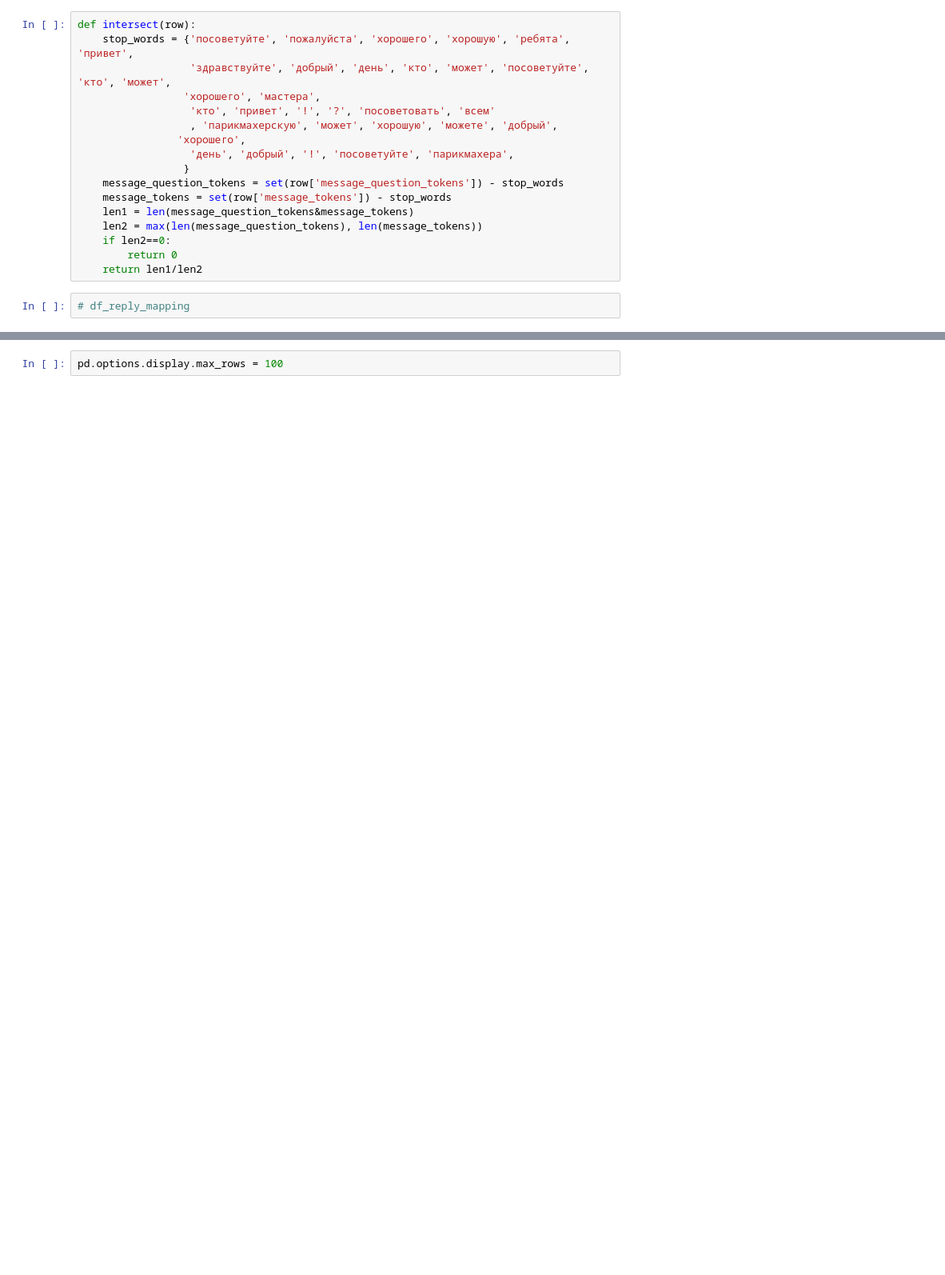
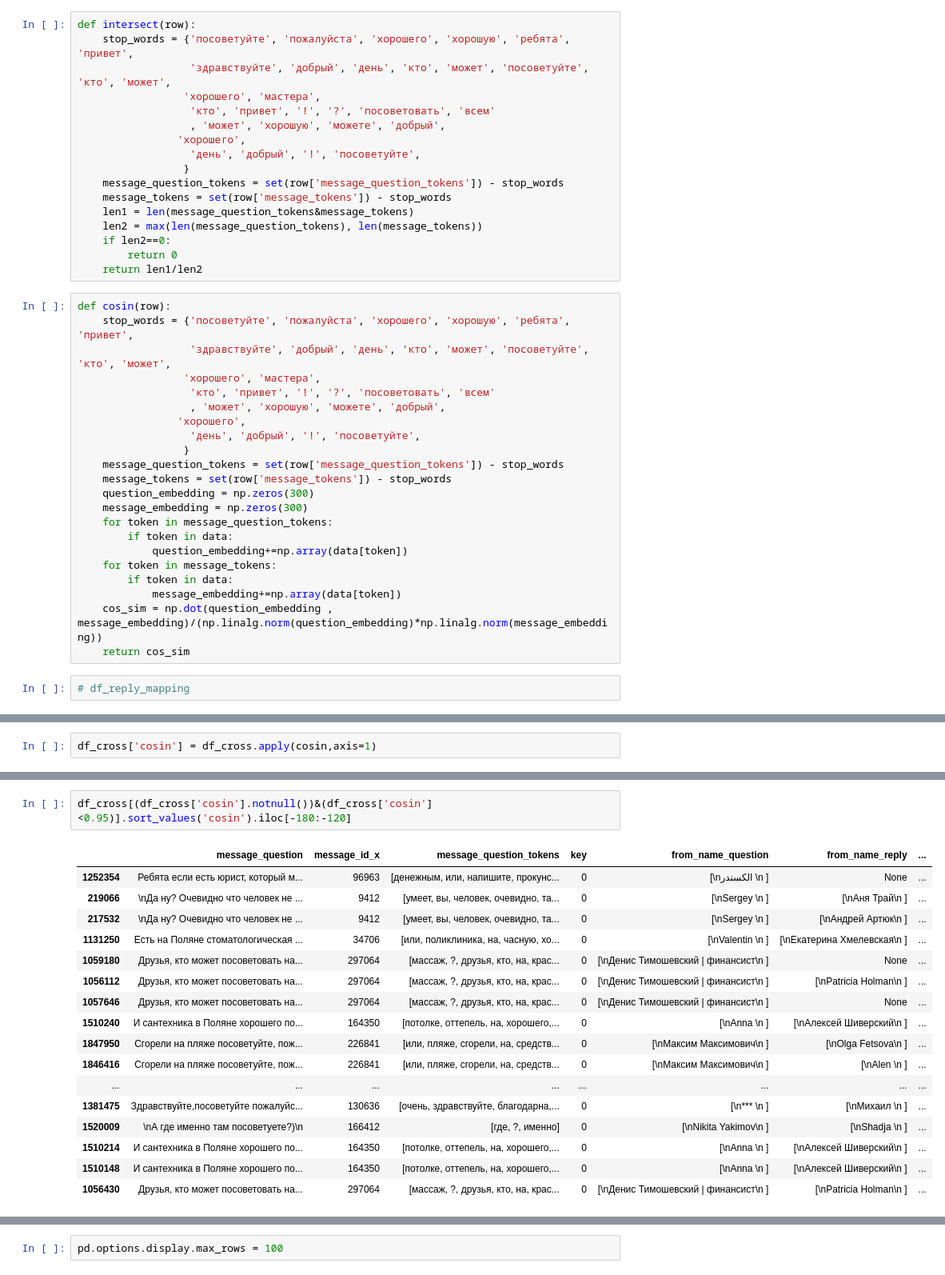
Before and after one commit to tserekh/advice, a Jupyter notebook: advice.ipynb, the cells around one changed output, grey strips where cells are left out. Shown: that part at 80% size. Saved outputs shown, nothing was run; the diff lists cells and outputs as text; blank space fills up the shorter version.

```diff
--- a/advice.ipynb
+++ b/advice.ipynb
@@ -136,9 +110,9 @@ def intersect(row):
                   'здравствуйте', 'добрый', 'день', 'кто', 'может', 'посоветуйте', 'кто', 'может',
                  'хорошего', 'мастера',
                   'кто', 'привет', '!', '?', 'посоветовать', 'всем'
-                  , 'парикмахерскую', 'может', 'хорошую', 'можете', 'добрый',
+                  , 'может', 'хорошую', 'можете', 'добрый',
                 'хорошего',
-                  'день', 'добрый', '!', 'посоветуйте', 'парикмахера',
+                  'день', 'добрый', '!', 'посоветуйте',
                  }
     message_question_tokens = set(row['message_question_tokens']) - stop_words
     message_tokens = set(row['message_tokens']) - stop_words
@@ -147,5 +121,27 @@ def intersect(row):
     if len2==0:
         return 0
     return len1/len2
+# %%
+def cosin(row):
+    stop_words = {'посоветуйте', 'пожалуйста', 'хорошего', 'хорошую', 'ребята', 'привет',
+                  'здравствуйте', 'добрый', 'день', 'кто', 'может', 'посоветуйте', 'кто', 'может',
+                 'хорошего', 'мастера',
+                  'кто', 'привет', '!', '?', 'посоветовать', 'всем'
+                  , 'может', 'хорошую', 'можете', 'добрый',
+                'хорошего',
+                  'день', 'добрый', '!', 'посоветуйте',
+                 }
+    message_question_tokens = set(row['message_question_tokens']) - stop_words
+    message_tokens = set(row['message_tokens']) - stop_words
+    question_embedding = np.zeros(300)
+    message_embedding = np.zeros(300)
+    for token in message_question_tokens:
+        if token in data:
+            question_embedding+=np.array(data[token])
+    for token in message_tokens:
+        if token in data:
+            message_embedding+=np.array(data[token])
+    cos_sim = np.dot(question_embedding , message_embedding)/(np.linalg.norm(question_embedding)*np.linalg.norm(message_embedding))
+    return cos_sim
 # %%
 # df_reply_mapping
@@ -161,0 +184,2 @@ df_cross = df_cross.sort_values('intersect')
+# %%
+df_cross['cosin'] = df_cross.apply(cosin,axis=1)
@@ -161,0 +197,20 @@ df_cross = df_cross.sort_values('intersect')
+# %%
+df_cross[(df_cross['cosin'].notnull())&(df_cross['cosin']<0.95)].sort_values('cosin').iloc[-180:-120]
+# %% [output]
+|  | message_question | message_id_x | message_question_tokens | key | from_name_question | from_name_reply | ... |
+| 1252354 | Ребята если есть юрист, который м... | 96963 | [денежным, или, напишите, прокунс... | 0 | [\nالكسندر \n ] | None | ... |
+| 219066 | \nДа ну? Очевидно что человек не ... | 9412 | [умеет, вы, человек, очевидно, та... | 0 | [\nSergey \n ] | [\nАня Трай\n ] | ... |
+| 217532 | \nДа ну? Очевидно что человек не ... | 9412 | [умеет, вы, человек, очевидно, та... | 0 | [\nSergey \n ] | [\nАндрей Артюк\n ] | ... |
+| 1131250 | Есть на Поляне стоматологическая ... | 34706 | [или, поликлиника, на, часную, хо... | 0 | [\nValentin \n ] | [\nЕкатерина Хмелевская\n ] | ... |
+| 1059180 | Друзья, кто может посоветовать на... | 297064 | [массаж, ?, друзья, кто, на, крас... | 0 | [\nДенис Тимошевский | финансист\n ] | None | ... |
+| 1056112 | Друзья, кто может посоветовать на... | 297064 | [массаж, ?, друзья, кто, на, крас... | 0 | [\nДенис Тимошевский | финансист\n ] | [\nPatricia Holman\n ] | ... |
+| 1057646 | Друзья, кто может посоветовать на... | 297064 | [массаж, ?, друзья, кто, на, крас... | 0 | [\nДенис Тимошевский | финансист\n ] | None | ... |
+| 1510240 | И сантехника в Поляне хорошего по... | 164350 | [потолке, оттепель, на, хорошего,... | 0 | [\nAnna \n ] | [\nАлексей Шиверский\n ] | ... |
+| 1847950 | Сгорели на пляже посоветуйте, пож... | 226841 | [или, пляже, сгорели, на, средств... | 0 | [\nМаксим Максимович\n ] | [\nOlga Fetsova\n ] | ... |
+| 1846416 | Сгорели на пляже посоветуйте, пож... | 226841 | [или, пляже, сгорели, на, средств... | 0 | [\nМаксим Максимович\n ] | [\nAlen \n ] | ... |
+| ... | ... | ... | ... | ... | ... | ... | ... |
+| 1381475 | Здравствуйте,посоветуйте пожалуйс... | 130636 | [очень, здравствуйте, благодарна,... | 0 | [\n*** \n ] | [\nМихаил \n ] | ... |
+| 1520009 | \nА где именно там посоветуете?)\n | 166412 | [где, ?, именно] | 0 | [\nNikita Yakimov\n ] | [\nShadja \n ] | ... |
+| 1510214 | И сантехника в Поляне хорошего по... | 164350 | [потолке, оттепель, на, хорошего,... | 0 | [\nAnna \n ] | [\nАлексей Шиверский\n ] | ... |
+| 1510148 | И сантехника в Поляне хорошего по... | 164350 | [потолке, оттепель, на, хорошего,... | 0 | [\nAnna \n ] | [\nАлексей Шиверский\n ] | ... |
+| 1056430 | Друзья, кто может посоветовать на... | 297064 | [массаж, ?, друзья, кто, на, крас... | 0 | [\nДенис Тимошевский | финансист\n ] | [\nPatricia Holman\n ] | ... |
```
Also changed, not shown: parts of 49 cells of this notebook, 3 other files.
